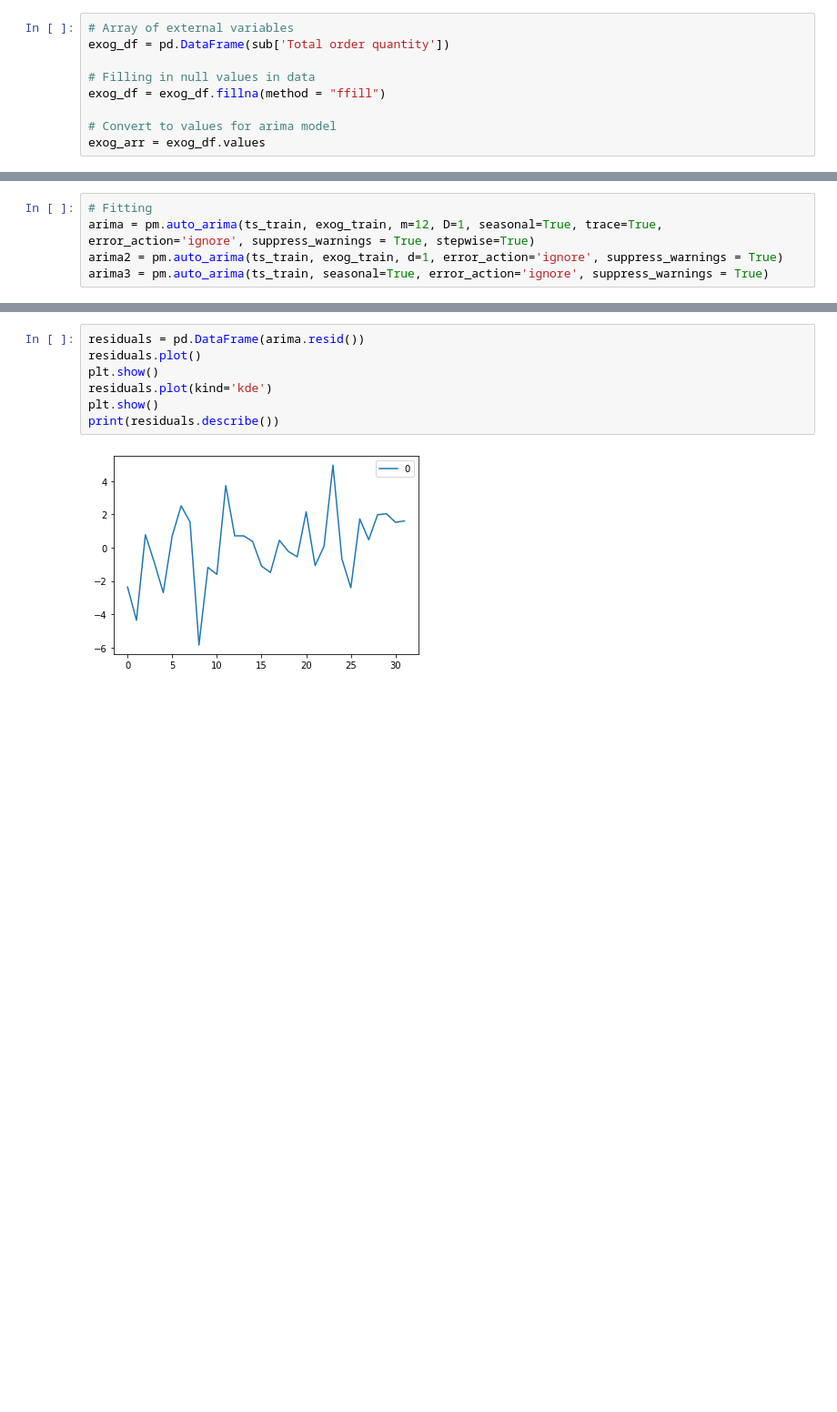
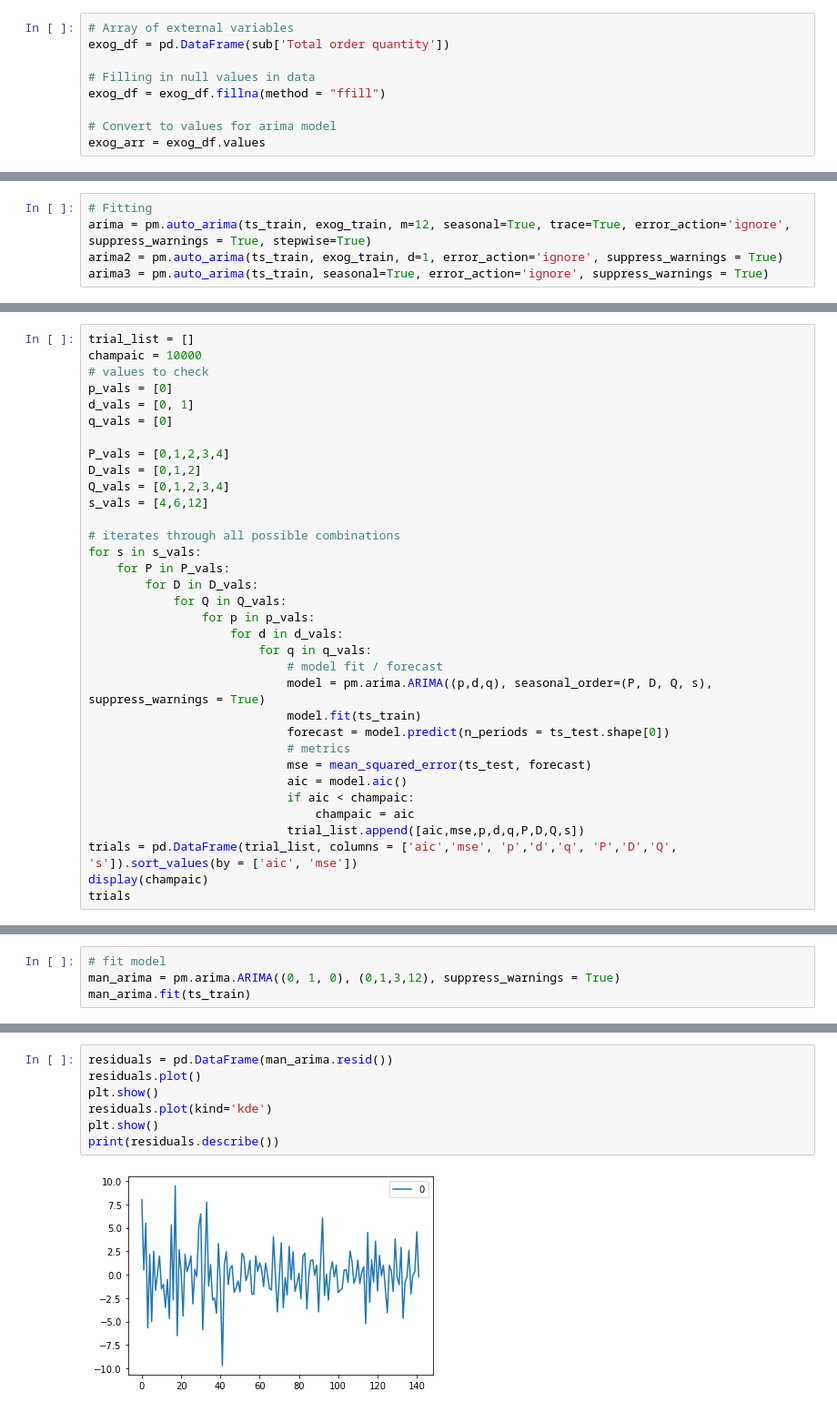
Before and after one commit to jakeharris1/Time-Series-Forecasting, a Jupyter notebook: ARIMA_Grouping.ipynb, the cells around one changed output, grey strips where cells are left out. Shown: that part at 91% size. Saved outputs shown, nothing was run; the diff lists cells and outputs as text; blank space fills up the shorter version.

```diff
--- a/ARIMA_Grouping.ipynb
+++ b/ARIMA_Grouping.ipynb
@@ -277,5 +283,5 @@ arima = pm.auto_arima
 # %%
 # Fitting
-arima = pm.auto_arima(ts_train, exog_train, m=12, D=1, seasonal=True, trace=True, error_action='ignore', suppress_warnings = True, stepwise=True)
+arima = pm.auto_arima(ts_train, exog_train, m=12, seasonal=True, trace=True, error_action='ignore', suppress_warnings = True, stepwise=True)
 arima2 = pm.auto_arima(ts_train, exog_train, d=1, error_action='ignore', suppress_warnings = True)
 arima3 = pm.auto_arima(ts_train, seasonal=True, error_action='ignore', suppress_warnings = True)
@@ -364,0 +303,34 @@ ARIMA(order=(2, 1, 2), suppress_warnings=True)
+# %%
+trial_list = []
+champaic = 10000
+# values to check
+p_vals = [0]
+d_vals = [0, 1]
+q_vals = [0]
+
+P_vals = [0,1,2,3,4]
+D_vals = [0,1,2]
+Q_vals = [0,1,2,3,4]
+s_vals = [4,6,12]
+
+# iterates through all possible combinations
+for s in s_vals:
+    for P in P_vals:
+        for D in D_vals:
+            for Q in Q_vals:
+                for p in p_vals:
+                    for d in d_vals:
+                        for q in q_vals:
+                            # model fit / forecast
+                            model = pm.arima.ARIMA((p,d,q), seasonal_order=(P, D, Q, s), suppress_warnings = True)
+                            model.fit(ts_train)
+                            forecast = model.predict(n_periods = ts_test.shape[0])
+                            # metrics
+                            mse = mean_squared_error(ts_test, forecast)
+                            aic = model.aic()
+                            if aic < champaic:
+                                champaic = aic
+                            trial_list.append([aic,mse,p,d,q,P,D,Q,s])
+trials = pd.DataFrame(trial_list, columns = ['aic','mse', 'p','d','q', 'P','D','Q', 's']).sort_values(by = ['aic', 'mse'])
+display(champaic)
+trials
@@ -364,0 +340,4 @@ ARIMA(order=(2, 1, 2), suppress_warnings=True)
+# %%
+# fit model
+man_arima = pm.arima.ARIMA((0, 1, 0), (0,1,3,12), suppress_warnings = True)
+man_arima.fit(ts_train)
@@ -383,9 +384,9 @@ NameError: name 'ts_test' is not defined
 # %%
-residuals = pd.DataFrame(arima.resid())
+residuals = pd.DataFrame(man_arima.resid())
 residuals.plot()
 plt.show()
 residuals.plot(kind='kde')
 plt.show()
 print(residuals.describe())
 # %% [output]
-[figure, old version]
+[figure, new version]
```
Also changed, not shown: parts of 29 cells of this notebook.
